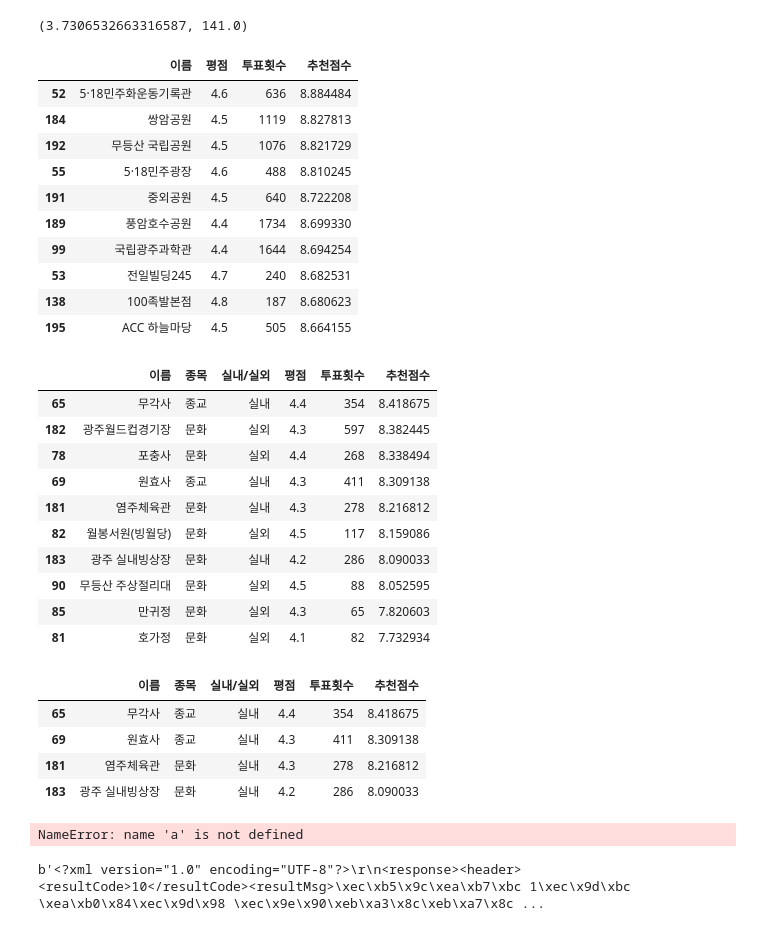
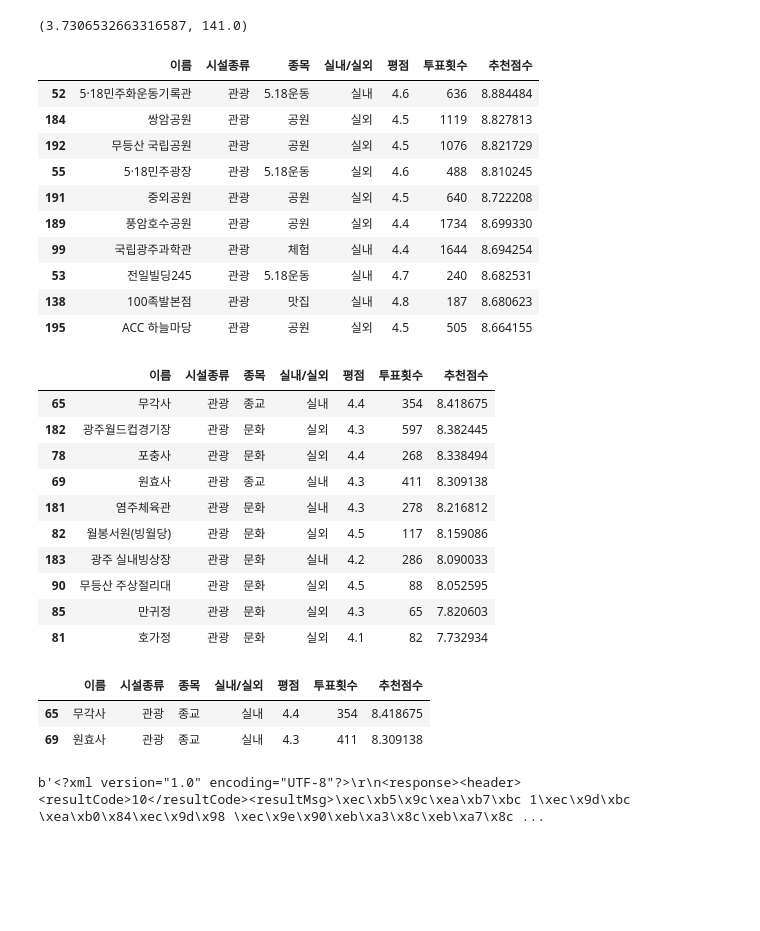
Before and after one commit to oocheol/Health_Find, a Jupyter notebook: Model.ipynb, the cells around one changed output. Saved outputs shown, nothing was run; the diff lists cells and outputs as text; code cells hidden in the pictures; blank space fills up the shorter version.

```diff
--- a/Model.ipynb
+++ b/Model.ipynb
@@ -165,18 +165,18 @@ def weighted_vote_average(record):
 df_test['추천점수'] = df_test.apply(weighted_vote_average, axis=1)
 # %%
 # 새롭게 부여된 가중치 평점이 높은 순으로 상위 10개의 시설
-df_test[['이름', '평점', '투표횟수', '추천점수']].sort_values(
+df_test[['이름','시설종류', '종목', '실내/실외', '평점', '투표횟수', '추천점수']].sort_values(
     '추천점수', ascending=False).head(10)
 # %% [output]
-|  | 이름 | 평점 | 투표횟수 | 추천점수 |
-| 52 | 5·18민주화운동기록관 | 4.6 | 636 | 8.884484 |
-| 184 | 쌍암공원 | 4.5 | 1119 | 8.827813 |
-| 192 | 무등산 국립공원 | 4.5 | 1076 | 8.821729 |
-| 55 | 5·18민주광장 | 4.6 | 488 | 8.810245 |
-| 191 | 중외공원 | 4.5 | 640 | 8.722208 |
-| 189 | 풍암호수공원 | 4.4 | 1734 | 8.699330 |
-| 99 | 국립광주과학관 | 4.4 | 1644 | 8.694254 |
-| 53 | 전일빌딩245 | 4.7 | 240 | 8.682531 |
-| 138 | 100족발본점 | 4.8 | 187 | 8.680623 |
-| 195 | ACC 하늘마당 | 4.5 | 505 | 8.664155 |
+|  | 이름 | 시설종류 | 종목 | 실내/실외 | 평점 | 투표횟수 | 추천점수 |
+| 52 | 5·18민주화운동기록관 | 관광 | 5.18운동 | 실내 | 4.6 | 636 | 8.884484 |
+| 184 | 쌍암공원 | 관광 | 공원 | 실외 | 4.5 | 1119 | 8.827813 |
+| 192 | 무등산 국립공원 | 관광 | 공원 | 실외 | 4.5 | 1076 | 8.821729 |
+| 55 | 5·18민주광장 | 관광 | 5.18운동 | 실외 | 4.6 | 488 | 8.810245 |
+| 191 | 중외공원 | 관광 | 공원 | 실외 | 4.5 | 640 | 8.722208 |
+| 189 | 풍암호수공원 | 관광 | 공원 | 실외 | 4.4 | 1734 | 8.699330 |
+| 99 | 국립광주과학관 | 관광 | 체험 | 실내 | 4.4 | 1644 | 8.694254 |
+| 53 | 전일빌딩245 | 관광 | 5.18운동 | 실내 | 4.7 | 240 | 8.682531 |
+| 138 | 100족발본점 | 관광 | 맛집 | 실내 | 4.8 | 187 | 8.680623 |
+| 195 | ACC 하늘마당 | 관광 | 공원 | 실외 | 4.5 | 505 | 8.664155 |
 # %%
@@ -194,41 +195,53 @@ def weather_choice(a,b,c):
 # %%
 # 새롭게 정의된 평점 기준에 따라 기존 find_sim_experience 함수를 변경
 def find_sim_experience(df_test, sorted_ind, title_name, top_n=10):
   title_exp = df_test[df_test['이름'] == title_name]
   title_index = title_exp.index.values
 
   sim_index = sorted_ind[title_index, :top_n*3]
   sim_index = sim_index.reshape(-1)
 
   sim_index = sim_index[sim_index != title_index]
 
   return df_test.iloc[sim_index].sort_values(
     '추천점수', ascending=False)[:top_n]
 
+def find_sim_experience_rainy(df_test, sorted_ind, title_name, top_n=10):
+  title_exp = df_test[(df_test['이름'] == title_name) & df_test['실내/실외'] == '실내']
+  title_index = title_exp.index.values
 
-sim_exp = find_sim_experience(df_test, genre_sim_sorted_ind, '용진정사')
-test = sim_exp[['이름', '종목', '실내/실외', '평점', '투표횟수', '추천점수']]
+  sim_index = sorted_ind[title_index, :top_n*3]
+  sim_index = sim_index.reshape(-1)
+
+  sim_index = sim_index[sim_index != title_index]
+
+  return df_test.iloc[sim_index].sort_values(
+    '추천점수', ascending=False)[:top_n]
+
+input_name = '용진정사'
+sim_exp = find_sim_experience(df_test, genre_sim_sorted_ind, input_name)
+sim_exp_rainy = find_sim_experience_rainy(df_test, genre_sim_sorted_ind, input_name)
+test = sim_exp[['이름', '시설종류', '종목', '실내/실외', '평점', '투표횟수', '추천점수']]
+test_rainy = sim_exp_rainy[['이름', '시설종류', '종목', '실내/실외', '평점', '투표횟수', '추천점수']]
 test
 # %% [output]
-|  | 이름 | 종목 | 실내/실외 | 평점 | 투표횟수 | 추천점수 |
-| 65 | 무각사 | 종교 | 실내 | 4.4 | 354 | 8.418675 |
-| 182 | 광주월드컵경기장 | 문화 | 실외 | 4.3 | 597 | 8.382445 |
-| 78 | 포충사 | 문화 | 실외 | 4.4 | 268 | 8.338494 |
-| 69 | 원효사 | 종교 | 실내 | 4.3 | 411 | 8.309138 |
-| 181 | 염주체육관 | 문화 | 실내 | 4.3 | 278 | 8.216812 |
-| 82 | 월봉서원(빙월당) | 문화 | 실외 | 4.5 | 117 | 8.159086 |
-| 183 | 광주 실내빙상장 | 문화 | 실내 | 4.2 | 286 | 8.090033 |
-| 90 | 무등산 주상절리대 | 문화 | 실외 | 4.5 | 88 | 8.052595 |
-| 85 | 만귀정 | 문화 | 실외 | 4.3 | 65 | 7.820603 |
-| 81 | 호가정 | 문화 | 실외 | 4.1 | 82 | 7.732934 |
+|  | 이름 | 시설종류 | 종목 | 실내/실외 | 평점 | 투표횟수 | 추천점수 |
+| 65 | 무각사 | 관광 | 종교 | 실내 | 4.4 | 354 | 8.418675 |
+| 182 | 광주월드컵경기장 | 관광 | 문화 | 실외 | 4.3 | 597 | 8.382445 |
+| 78 | 포충사 | 관광 | 문화 | 실외 | 4.4 | 268 | 8.338494 |
+| 69 | 원효사 | 관광 | 종교 | 실내 | 4.3 | 411 | 8.309138 |
+| 181 | 염주체육관 | 관광 | 문화 | 실내 | 4.3 | 278 | 8.216812 |
+| 82 | 월봉서원(빙월당) | 관광 | 문화 | 실외 | 4.5 | 117 | 8.159086 |
+| 183 | 광주 실내빙상장 | 관광 | 문화 | 실내 | 4.2 | 286 | 8.090033 |
+| 90 | 무등산 주상절리대 | 관광 | 문화 | 실외 | 4.5 | 88 | 8.052595 |
+| 85 | 만귀정 | 관광 | 문화 | 실외 | 4.3 | 65 | 7.820603 |
+| 81 | 호가정 | 관광 | 문화 | 실외 | 4.1 | 82 | 7.732934 |
 # %%
-test[test['실내/실외'] == "실내"]
+test[(test['실내/실외'] == "실내") & (test['종목'] == "종교")]
 # %% [output]
-|  | 이름 | 종목 | 실내/실외 | 평점 | 투표횟수 | 추천점수 |
-| 65 | 무각사 | 종교 | 실내 | 4.4 | 354 | 8.418675 |
-| 69 | 원효사 | 종교 | 실내 | 4.3 | 411 | 8.309138 |
-| 181 | 염주체육관 | 문화 | 실내 | 4.3 | 278 | 8.216812 |
-| 183 | 광주 실내빙상장 | 문화 | 실내 | 4.2 | 286 | 8.090033 |
+|  | 이름 | 시설종류 | 종목 | 실내/실외 | 평점 | 투표횟수 | 추천점수 |
+| 65 | 무각사 | 관광 | 종교 | 실내 | 4.4 | 354 | 8.418675 |
+| 69 | 원효사 | 관광 | 종교 | 실내 | 4.3 | 411 | 8.309138 |
 # %%
 # 날씨로 실내/실외 필터링
 
@@ -236,6 +249,4 @@ if weather_choice(a, b, c) == "실내":
     print(test[test['실내/실외'] == "실내"])
 else :
     print(test)
-# %% [output]
-NameError: name 'a' is not defined
 # %%
```
Also changed, not shown: parts of 3 cells of this notebook.
